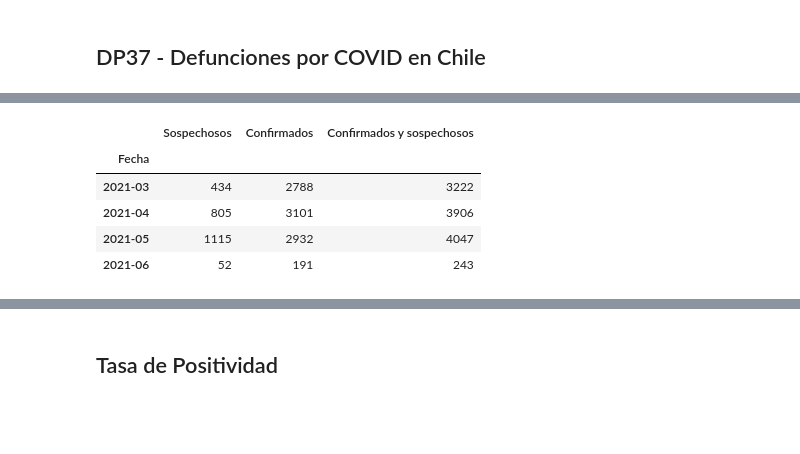
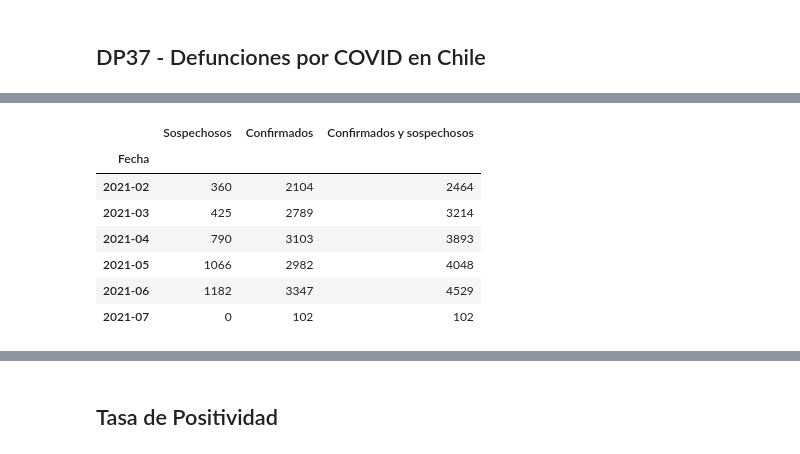
Before and after one commit to jccarvajal/covid19chile, a Jupyter notebook: Covid_19_Chile.ipynb, the cells around one changed output, grey strips where cells are left out. Cells and saved outputs as stored; diff of their text form; code cells hidden in the pictures; blank space fills up the shorter version.

```diff
--- a/Covid_19_Chile.ipynb
+++ b/Covid_19_Chile.ipynb
@@ -379,31 +383,34 @@ plt.show()
 # %%
 # Paso 2: Transformar data
 dp37_e1 = dp37.loc[(dp37['Serie'] == 'sospechosos')]
 most_recent_date_pub = dp37_e1['Publicacion'].max()
 dp37_e11 = dp37_e1.loc[(dp37_e1['Publicacion'] == most_recent_date_pub)]
 dp37_e11 = dp37_e11[['Fecha', 'Numero defunciones']].reset_index(drop=True)
 dp37_e11.rename(columns={'Numero defunciones':'Sospechosos'},inplace=True)
 
 dp37_e2 = dp37.loc[(dp37['Serie'] == 'confirmados')]
 most_recent_date_cnf = dp37_e2['Publicacion'].max()
 dp37_e22 = dp37_e2.loc[(dp37_e2['Publicacion'] == most_recent_date_cnf)]
 dp37_e22 = dp37_e22[['Fecha', 'Numero defunciones']].reset_index(drop=True)
 dp37_e22.rename(columns={'Numero defunciones':'Confirmados'},inplace=True)
 
 dp37_f = pd.merge(dp37_e11, dp37_e22, on=['Fecha'])
 dp37_f['Confirmados y sospechosos'] = dp37_f['Confirmados'] + dp37_f['Sospechosos']
 ultima_fecha = most_recent_date_cnf
 
 dp37_mes = dp37_f.groupby(pd.Grouper(key='Fecha', freq='1M')).sum()
 dp37_mes.index = dp37_mes.index.strftime('%Y-%m')
-dp37_mes.tail(4)
+#dp37_mes.columns = dp37_mes.columns.droplevel()
+dp37_mes.tail(6)
 # %% [output]
 |  | Sospechosos | Confirmados | Confirmados y sospechosos |
 | Fecha |  |  |  |
-| 2021-03 | 434 | 2788 | 3222 |
-| 2021-04 | 805 | 3101 | 3906 |
-| 2021-05 | 1115 | 2932 | 4047 |
-| 2021-06 | 52 | 191 | 243 |
+| 2021-02 | 360 | 2104 | 2464 |
+| 2021-03 | 425 | 2789 | 3214 |
+| 2021-04 | 790 | 3103 | 3893 |
+| 2021-05 | 1066 | 2982 | 4048 |
+| 2021-06 | 1182 | 3347 | 4529 |
+| 2021-07 | 0 | 102 | 102 |
 # %%
 # Paso 3: Visualizar data
 plt.style.use('ggplot')
```
Also changed, not shown: parts of 38 cells of this notebook.
